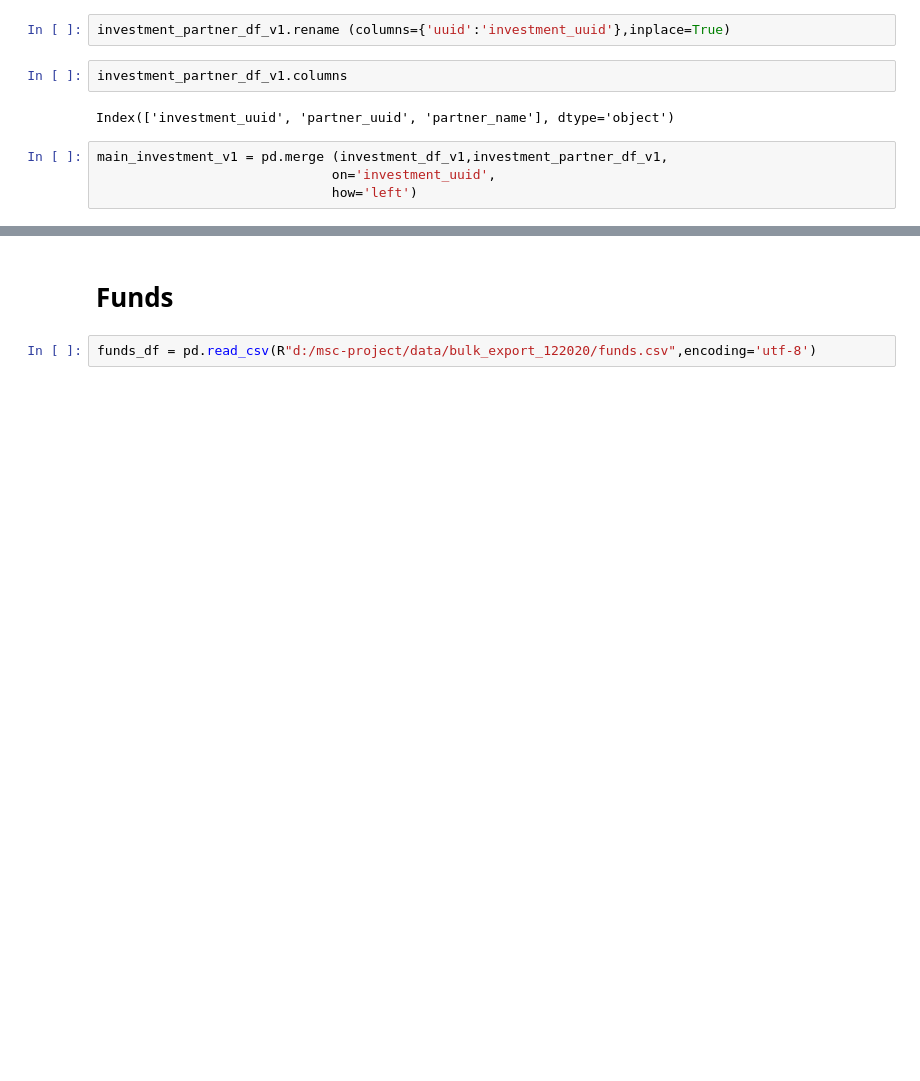
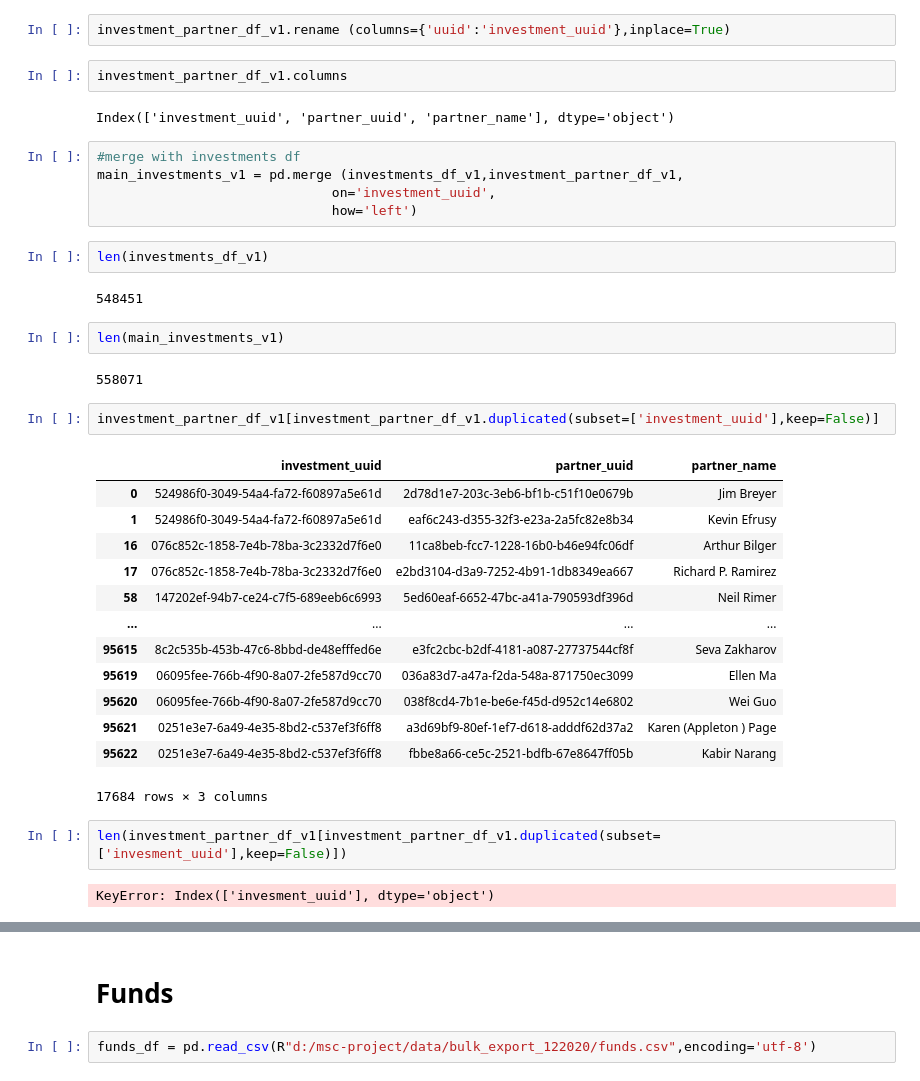
Before and after one commit to jamesellis1999/dissertations-2021-info, a Jupyter notebook: rahim_ghani_predict/data-pre-processing-main.ipynb, the cells around one changed output, grey strips where cells are left out. Saved outputs shown, nothing was run; the diff lists cells and outputs as text; blank space fills up the shorter version.

```diff
--- a/rahim_ghani_predict/data-pre-processing-main.ipynb
+++ b/rahim_ghani_predict/data-pre-processing-main.ipynb
@@ -522,7 +625,36 @@ investment_partner_df_v1.columns
 # %% [output]
 Index(['investment_uuid', 'partner_uuid', 'partner_name'], dtype='object')
 # %%
-main_investment_v1 = pd.merge (investment_df_v1,investment_partner_df_v1,
+#merge with investments df
+main_investments_v1 = pd.merge (investments_df_v1,investment_partner_df_v1,
                               on='investment_uuid',
                               how='left')
+# %%
+len(investments_df_v1)
+# %% [output]
+548451
+# %%
+len(main_investments_v1)
+# %% [output]
+558071
+# %%
+investment_partner_df_v1[investment_partner_df_v1.duplicated(subset=['investment_uuid'],keep=False)]
+# %% [output]
+|  | investment_uuid | partner_uuid | partner_name |
+| 0 | 524986f0-3049-54a4-fa72-f60897a5e61d | 2d78d1e7-203c-3eb6-bf1b-c51f10e0679b | Jim Breyer |
+| 1 | 524986f0-3049-54a4-fa72-f60897a5e61d | eaf6c243-d355-32f3-e23a-2a5fc82e8b34 | Kevin Efrusy |
+| 16 | 076c852c-1858-7e4b-78ba-3c2332d7f6e0 | 11ca8beb-fcc7-1228-16b0-b46e94fc06df | Arthur Bilger |
+| 17 | 076c852c-1858-7e4b-78ba-3c2332d7f6e0 | e2bd3104-d3a9-7252-4b91-1db8349ea667 | Richard P. Ramirez |
+| 58 | 147202ef-94b7-ce24-c7f5-689eeb6c6993 | 5ed60eaf-6652-47bc-a41a-790593df396d | Neil Rimer |
+| ... | ... | ... | ... |
+| 95615 | 8c2c535b-453b-47c6-8bbd-de48efffed6e | e3fc2cbc-b2df-4181-a087-27737544cf8f | Seva Zakharov |
+| 95619 | 06095fee-766b-4f90-8a07-2fe587d9cc70 | 036a83d7-a47a-f2da-548a-871750ec3099 | Ellen Ma |
+| 95620 | 06095fee-766b-4f90-8a07-2fe587d9cc70 | 038f8cd4-7b1e-be6e-f45d-d952c14e6802 | Wei Guo |
+| 95621 | 0251e3e7-6a49-4e35-8bd2-c537ef3f6ff8 | a3d69bf9-80ef-1ef7-d618-adddf62d37a2 | Karen (Appleton ) Page |
+| 95622 | 0251e3e7-6a49-4e35-8bd2-c537ef3f6ff8 | fbbe8a66-ce5c-2521-bdfb-67e8647ff05b | Kabir Narang |
+17684 rows × 3 columns
+# %%
+len(investment_partner_df_v1[investment_partner_df_v1.duplicated(subset=['invesment_uuid'],keep=False)])
+# %% [output]
+KeyError: Index(['invesment_uuid'], dtype='object')
 # %%
```
Also changed, not shown: parts of 93 cells of this notebook.
